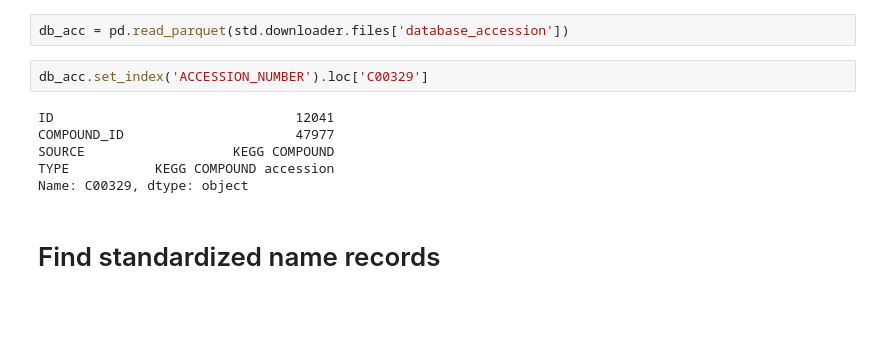
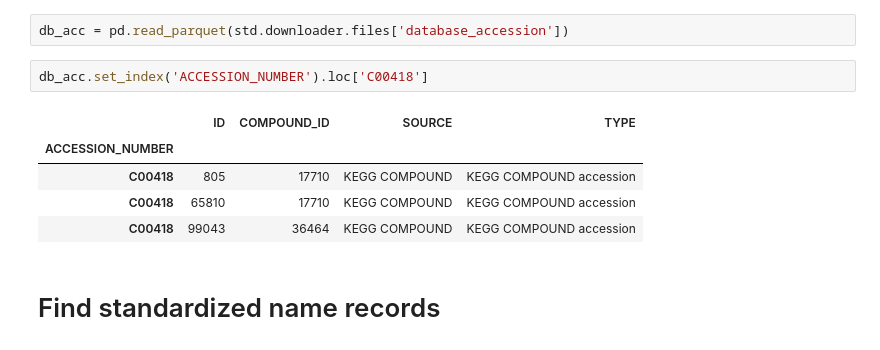
Before and after one commit to sorenwacker/chebi-tools, a Jupyter notebook: notebooks/ChEBIStandardizer.ipynb, the cells around one changed output. Drawn from its saved outputs; the diff is of its cells as text; blank space fills up the shorter version.

```diff
--- a/notebooks/ChEBIStandardizer.ipynb
+++ b/notebooks/ChEBIStandardizer.ipynb
@@ -7,13 +7,13 @@ import pandas as pd
 # %%
 db_acc = pd.read_parquet(std.downloader.files['database_accession'])
 # %%
-db_acc.set_index('ACCESSION_NUMBER').loc['C00329']
+db_acc.set_index('ACCESSION_NUMBER').loc['C00418']
 # %% [output]
-ID                               12041
-COMPOUND_ID                      47977
-SOURCE                   KEGG COMPOUND
-TYPE           KEGG COMPOUND accession
-Name: C00329, dtype: object
+|  | ID | COMPOUND_ID | SOURCE | TYPE |
+| ACCESSION_NUMBER |  |  |  |  |
+| C00418 | 805 | 17710 | KEGG COMPOUND | KEGG COMPOUND accession |
+| C00418 | 65810 | 17710 | KEGG COMPOUND | KEGG COMPOUND accession |
+| C00418 | 99043 | 36464 | KEGG COMPOUND | KEGG COMPOUND accession |
 # %% [markdown]
 # Find standardized name records
 # %%
```
Also changed, not shown: parts of 8 cells of this notebook, 8 other files.
